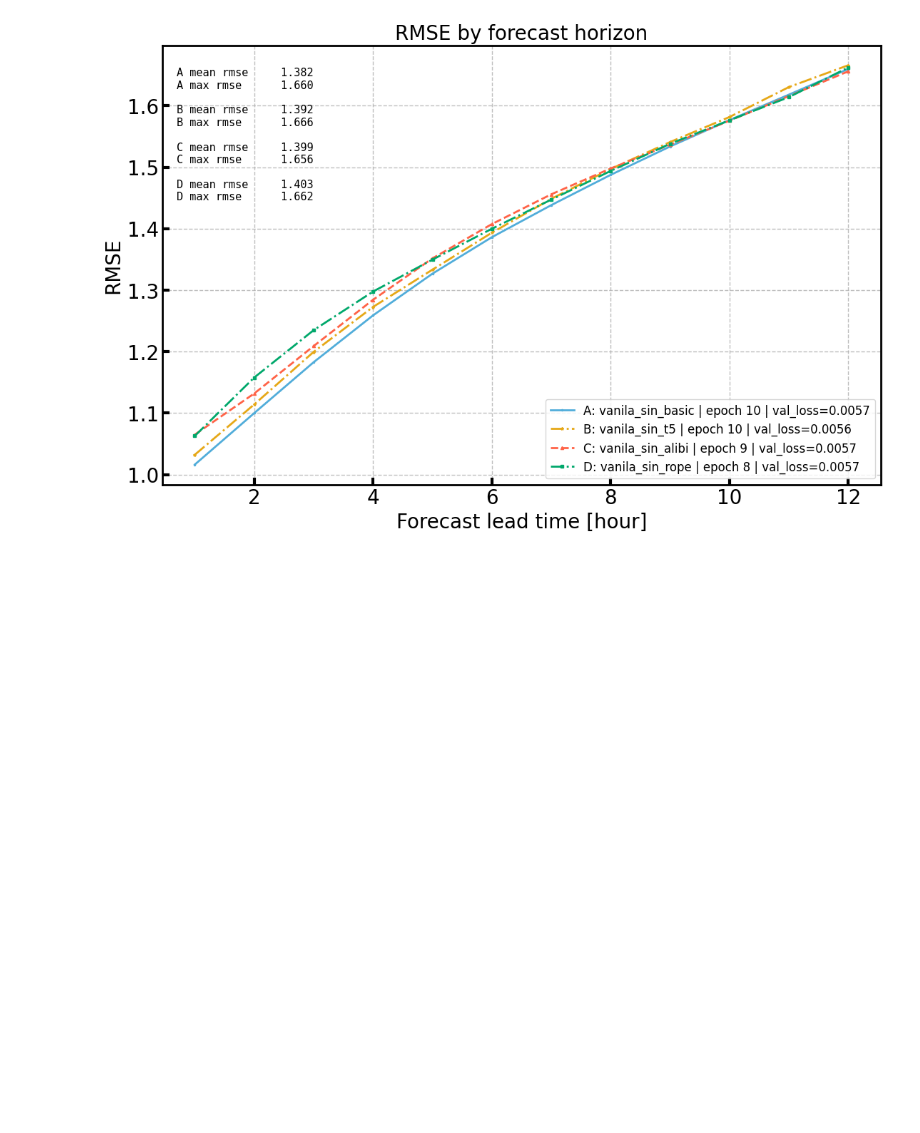
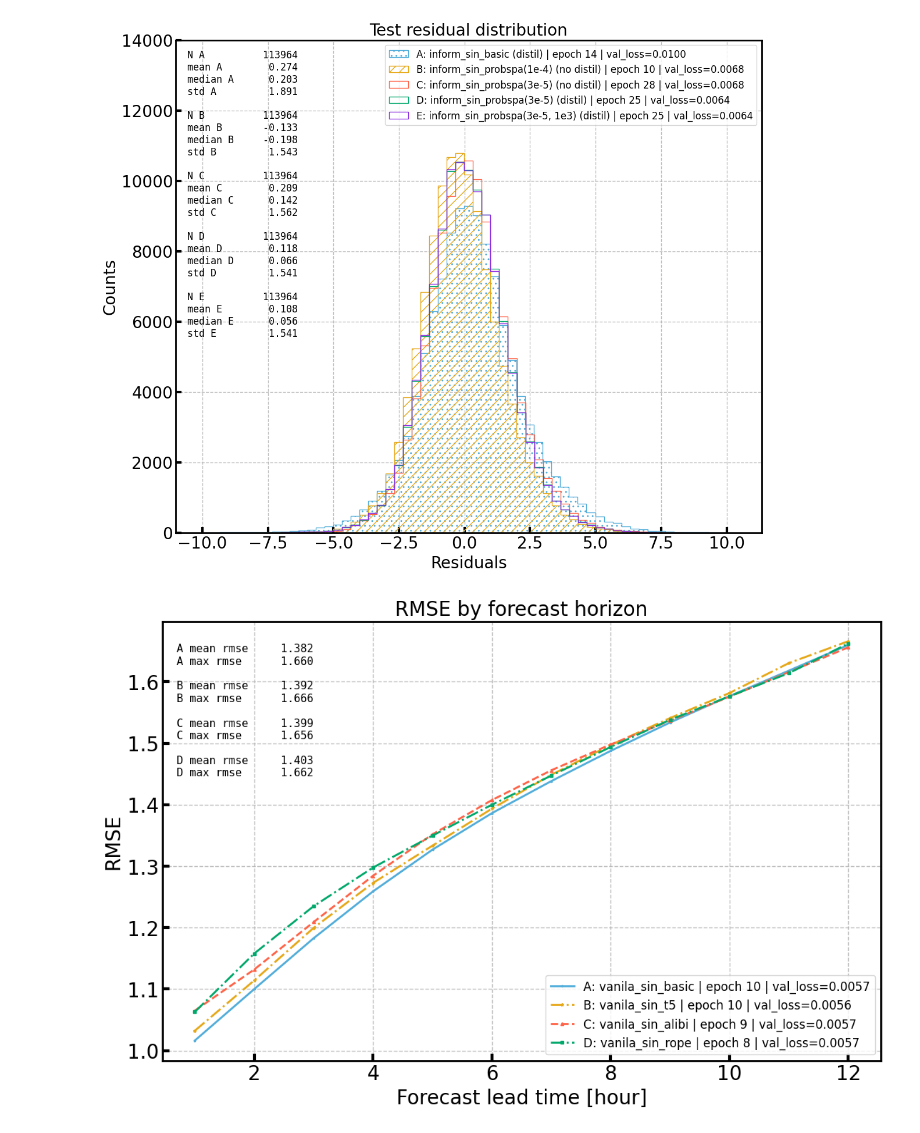
Before and after one commit to KUcyans/MeteoFormer, a Jupyter notebook: TemperatureTest.ipynb, the cells around one changed output. Drawn from its saved outputs; the diff is of its cells as text; code cells hidden in the pictures; blank space fills up the shorter version.

```diff
--- a/TemperatureTest.ipynb
+++ b/TemperatureTest.ipynb
@@ -278,3 +291,7 @@ plot_all_residual_distribution(df_all)
+# %%
+plot_all_residual_distribution(df_informer)
+# %% [output]
+[figure, added]
 # %%
 def compute_horizon_metrics(df: pd.DataFrame) -> pd.DataFrame:
     """
```
Also changed, not shown: parts of 11 cells of this notebook, 6 other files.
